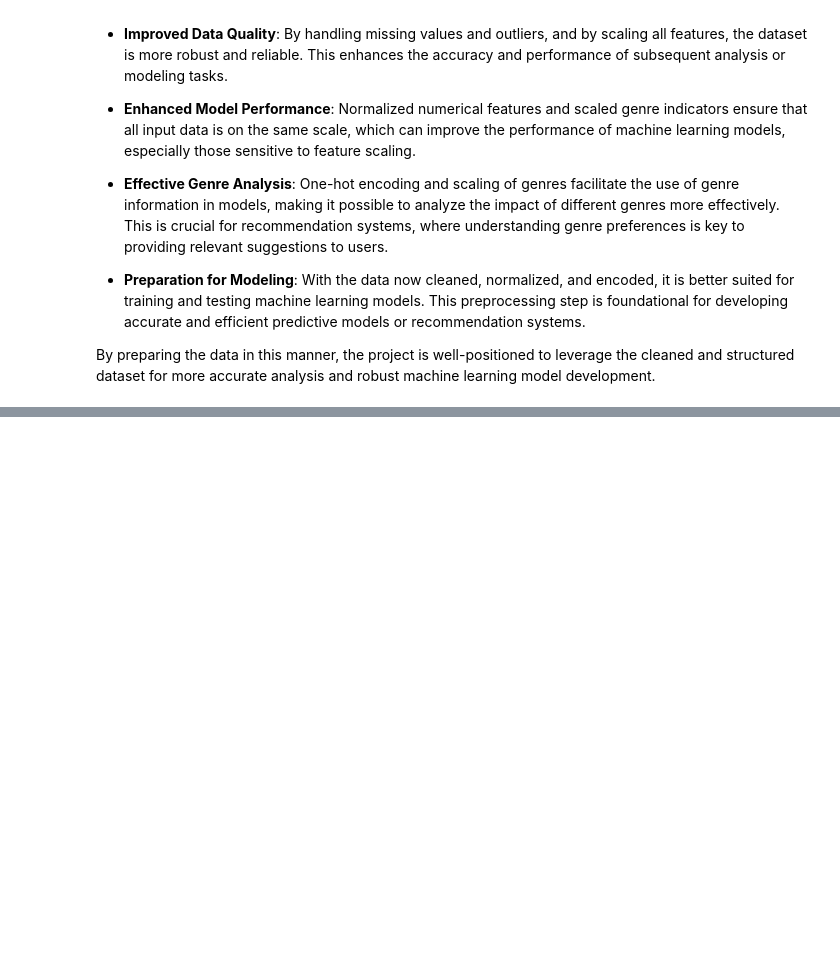
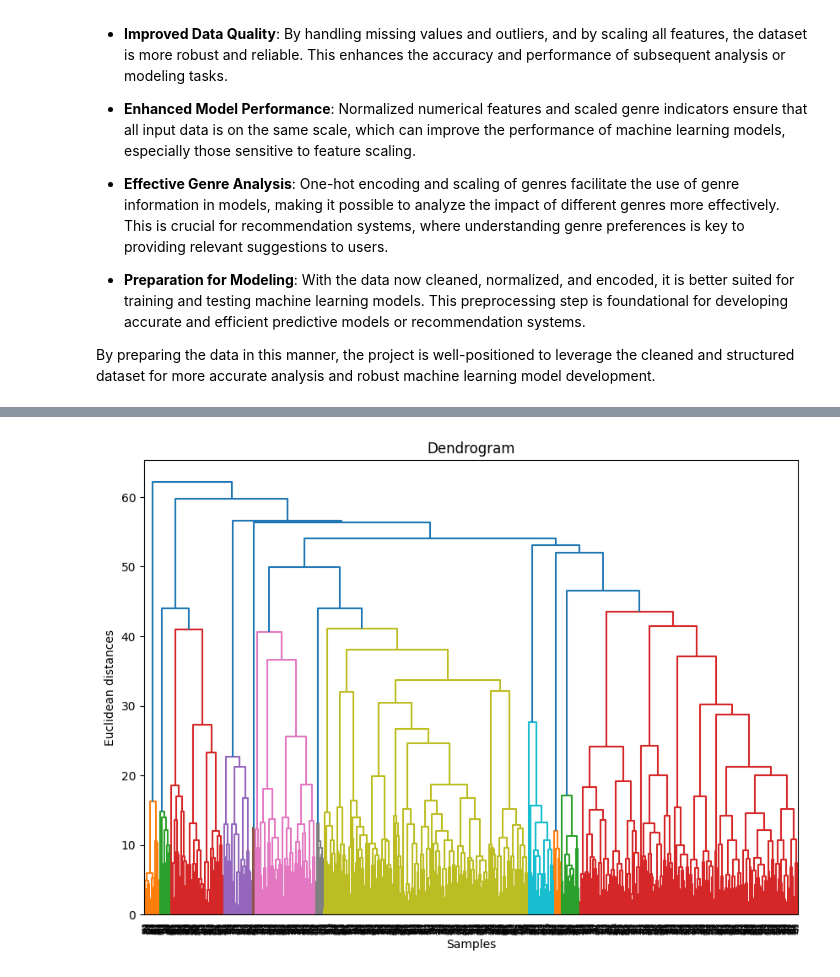
Before and after one commit to MoteneJan/JB1_2401FTDS, a Jupyter notebook: JB1_2401FTDS.ipynb, the cells around one changed output, grey strips where cells are left out. Cells and saved outputs as stored; diff of their text form; code cells hidden in the pictures; blank space fills up the shorter version.

```diff
--- a/JB1_2401FTDS.ipynb
+++ b/JB1_2401FTDS.ipynb
@@ -1072,0 +1122,19 @@ By preparing the data in this manner, the project is well-positioned to leverage
+# %%
+from scipy.cluster.hierarchy import dendrogram, linkage
+
+# Sample the data (e.g., 1000 samples)
+sampled_indices = np.random.choice(range(X_scaled.shape[0]), size=1000, replace=False)
+X_sampled = X_scaled[sampled_indices]
+
+# Create the linkage matrix
+Z = linkage(X_sampled, 'ward')
+
+# Create a dendrogram
+plt.figure(figsize=(10, 7))
+dendrogram(Z)
+plt.title('Dendrogram')
+plt.xlabel('Samples')
+plt.ylabel('Euclidean distances')
+plt.show()
+# %% [output]
+[figure, added]
```
Also changed, not shown: parts of 6 cells of this notebook.
